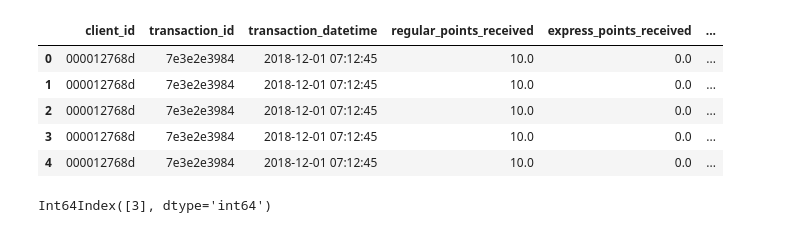
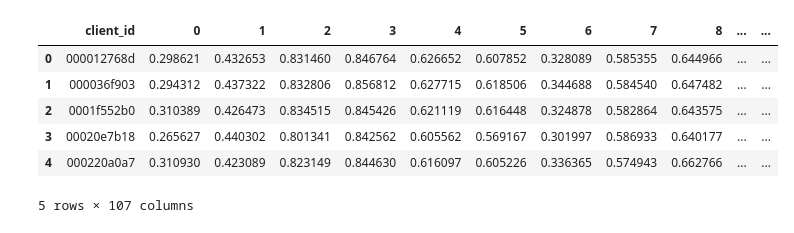
Before and after one commit to Chewye/cft, a Jupyter notebook: cft_model.ipynb, the cells around one changed output. Saved outputs shown, nothing was run; the diff lists cells and outputs as text; code cells hidden in the pictures.

```diff
--- a/cft_model.ipynb
+++ b/cft_model.ipynb
@@ -340,13 +0,0 @@ products.head()
-# %%
-train_purch.head()
-# %% [output]
-|  | client_id | transaction_id | transaction_datetime | regular_points_received | express_points_received | ... |
-| 0 | 000012768d | 7e3e2e3984 | 2018-12-01 07:12:45 | 10.0 | 0.0 | ... |
-| 1 | 000012768d | 7e3e2e3984 | 2018-12-01 07:12:45 | 10.0 | 0.0 | ... |
-| 2 | 000012768d | 7e3e2e3984 | 2018-12-01 07:12:45 | 10.0 | 0.0 | ... |
-| 3 | 000012768d | 7e3e2e3984 | 2018-12-01 07:12:45 | 10.0 | 0.0 | ... |
-| 4 | 000012768d | 7e3e2e3984 | 2018-12-01 07:12:45 | 10.0 | 0.0 | ... |
-# %%
-client[client['client_id'] == '0001f552b0'].index.to_list()
-# %% [output]
-Int64Index([3], dtype='int64')
@@ -352,0 +21,10 @@ Int64Index([3], dtype='int64')
+# %%
+client_train.head()
+# %% [output]
+|  | client_id | 0 | 1 | 2 | 3 | 4 | 5 | 6 | 7 | 8 | ... | ... |
+| 0 | 000012768d | 0.298621 | 0.432653 | 0.831460 | 0.846764 | 0.626652 | 0.607852 | 0.328089 | 0.585355 | 0.644966 | ... | ... |
+| 1 | 000036f903 | 0.294312 | 0.437322 | 0.832806 | 0.856812 | 0.627715 | 0.618506 | 0.344688 | 0.584540 | 0.647482 | ... | ... |
+| 2 | 0001f552b0 | 0.310389 | 0.426473 | 0.834515 | 0.845426 | 0.621119 | 0.616448 | 0.324878 | 0.582864 | 0.643575 | ... | ... |
+| 3 | 00020e7b18 | 0.265627 | 0.440302 | 0.801341 | 0.842562 | 0.605562 | 0.569167 | 0.301997 | 0.586933 | 0.640177 | ... | ... |
+| 4 | 000220a0a7 | 0.310930 | 0.423089 | 0.823149 | 0.844630 | 0.616097 | 0.605226 | 0.336365 | 0.574943 | 0.662766 | ... | ... |
+5 rows × 107 columns
```
Also changed, not shown: parts of 96 cells of this notebook, 10 other files.
